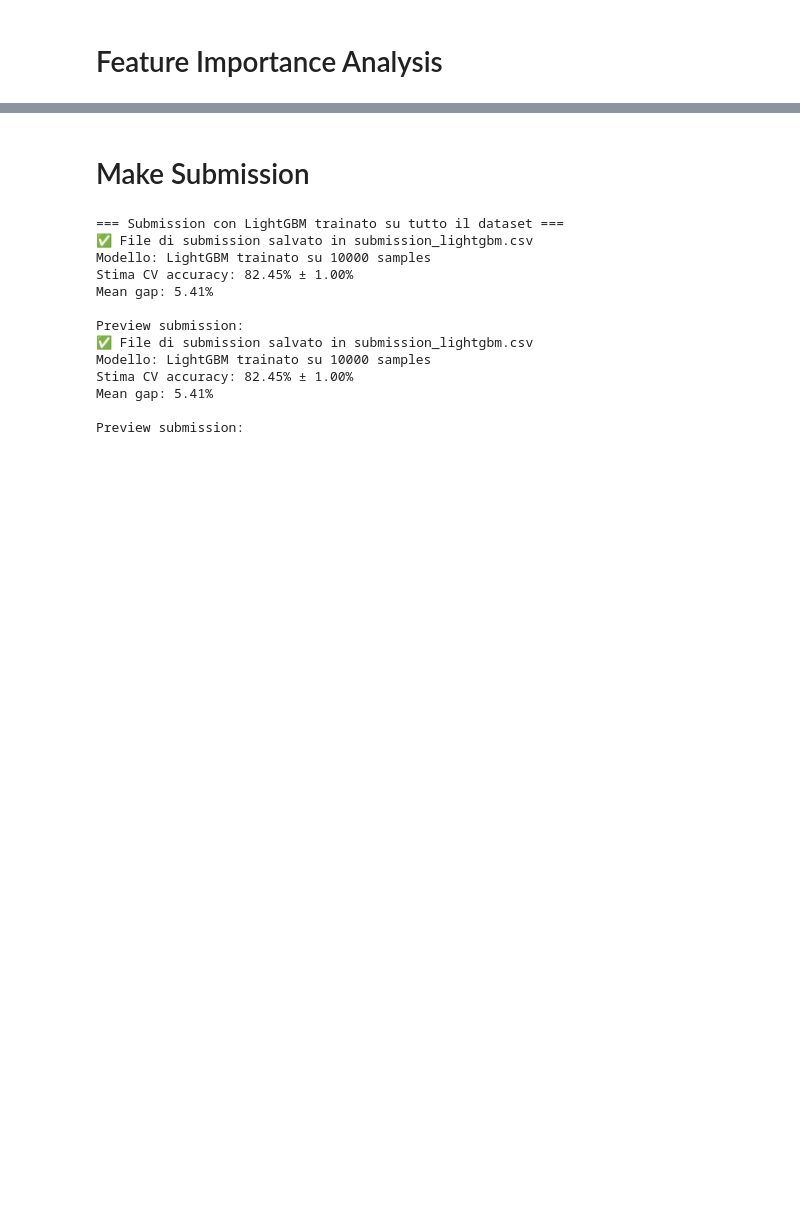
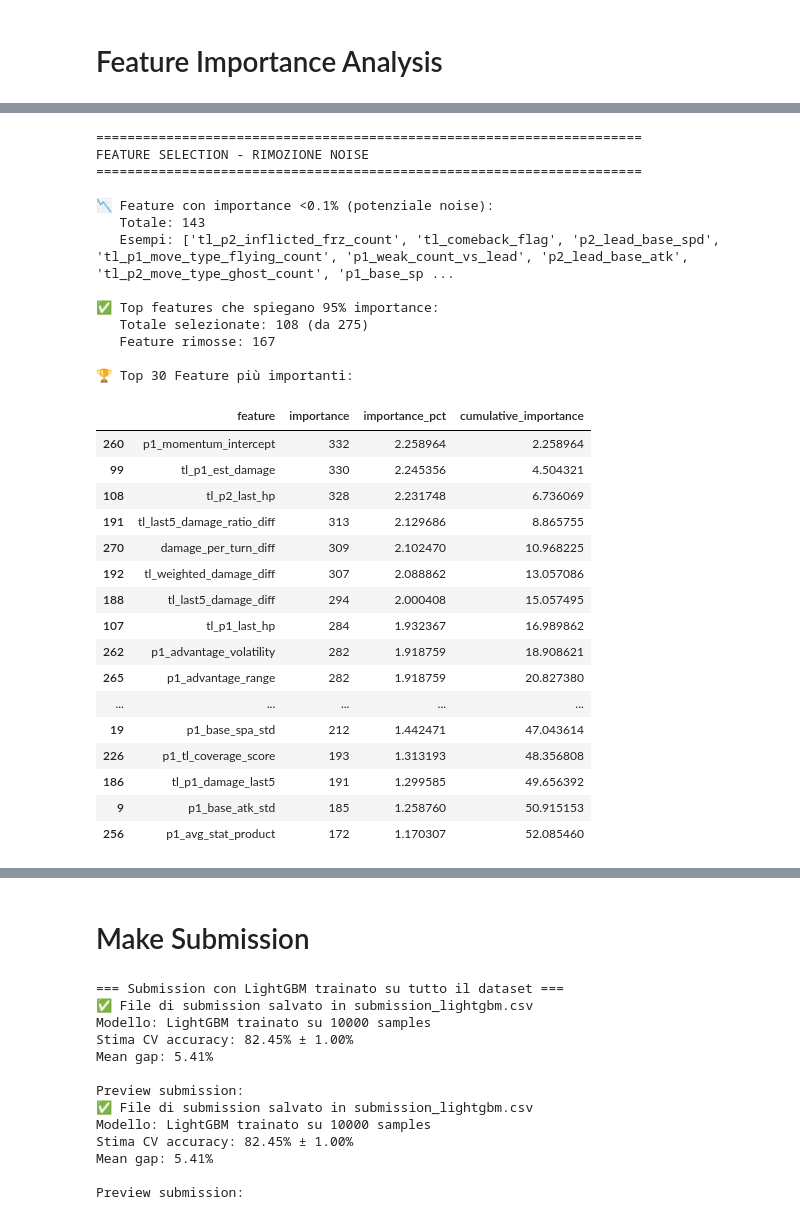
Before and after one commit to mikusander/Team-Eeveelution, a Jupyter notebook: pokemon_lightgbm_cv.ipynb, the cells around one changed output, grey strips where cells are left out. Saved outputs shown, nothing was run; the diff lists cells and outputs as text; code cells hidden in the pictures; blank space fills up the shorter version.

```diff
--- a/pokemon_lightgbm_cv.ipynb
+++ b/pokemon_lightgbm_cv.ipynb
@@ -474,7 +745,7 @@ string_cols = train_df.select_dtypes(include=['object']).columns.tolist()
 exclude_cols.extend(string_cols)
 
 ALL_NUMERIC_FEATURES = [c for c in train_df.columns if c not in exclude_cols]
-FEATURES = ALL_NUMERIC_FEATURES
+FEATURES = FEATURES_FINAL
 
 print(f'Num FEATURES numeriche: {len(FEATURES)}')
 
@@ -757,7 +1028,7 @@ for train_idx, val_idx in skf.split(X, y):
     clf.fit(
         X_tr, y_tr,
         eval_set=[(X_val, y_val)],
-        callbacks=[lgb.early_stopping(stopping_rounds=50, verbose=False)]
+        callbacks=[lgb.early_stopping(stopping_rounds=30, verbose=False)]
     )
 
     # Validation predictions
@@ -868,0 +1484,75 @@ except Exception as e:
+# %%
+# Aggiungi DOPO la cella Feature Importance Analysis
+
+print("="*70)
+print("FEATURE SELECTION - RIMOZIONE NOISE")
+print("="*70)
+
+# 1. Calcola statistiche importance
+total_importance = importance_df['importance'].sum()
+importance_df['importance_pct'] = (importance_df['importance'] / total_importance) * 100
+importance_df['cumulative_importance'] = importance_df['importance_pct'].cumsum()
+
+# 2. Identifica feature "rumore" (bassa importance)
+LOW_IMPORTANCE_THRESHOLD = 0.1  # feature con <0.1% importance
+low_importance_features = importance_df[
+    importance_df['importance_pct'] < LOW_IMPORTANCE_THRESHOLD
+]['feature'].tolist()
+
+print(f"\n📉 Feature con importance <{LOW_IMPORTANCE_THRESHOLD}% (potenziale noise):")
+print(f"   Totale: {len(low_importance_features)}")
+print(f"   Esempi: {low_importance_features[:10]}")
+
+# 3. Seleziona top N feature che spiegano X% della variance
+CUMULATIVE_THRESHOLD = 95  # usa feature che spiegano 95% importance
+top_features = importance_df[
+    importance_df['cumulative_importance'] <= CUMULATIVE_THRESHOLD
+]['feature'].tolist()
+
+print(f"\n✅ Top features che spiegano {CUMULATIVE_THRESHOLD}% importance:")
+print(f"   Totale selezionate: {len(top_features)} (da {len(FEATURES)})")
+print(f"   Feature rimosse: {len(FEATURES) - len(top_features)}")
+
+# 4. Mostra top 30 feature
+print(f"\n🏆 Top 30 Feature più importanti:")
+display(importance_df.head(30)[['feature', 'importance', 'importance_pct', 'cumulative_importance']])
+
+# 5. Salva risultati
+importance_df.to_csv('feature_importance_analysis.csv', index=False)
+print(f"\n✅ Analisi completa salvata in 'feature_importance_analysis.csv'")
+
+# 6. OPZIONE: Filtra feature per prossima run
+FEATURES_FILTERED = top_features.copy()
+print(f"\n🎯 Variabile FEATURES_FILTERED creata con {len(FEATURES_FILTERED)} feature")
+print(f"   Per usarla, modifica la cella Preprocessing: FEATURES = FEATURES_FILTERED")
+# %% [output]
+======================================================================
+FEATURE SELECTION - RIMOZIONE NOISE
+======================================================================
+
+📉 Feature con importance <0.1% (potenziale noise):
+   Totale: 143
+   Esempi: ['tl_p2_inflicted_frz_count', 'tl_comeback_flag', 'p2_lead_base_spd', 'tl_p1_move_type_flying_count', 'p1_weak_count_vs_lead', 'p2_lead_base_atk', 'tl_p2_move_type_ghost_count', 'p1_base_sp ...
+
+✅ Top features che spiegano 95% importance:
+   Totale selezionate: 108 (da 275)
+   Feature rimosse: 167
+
+🏆 Top 30 Feature più importanti:
+|  | feature | importance | importance_pct | cumulative_importance |
+| 260 | p1_momentum_intercept | 332 | 2.258964 | 2.258964 |
+| 99 | tl_p1_est_damage | 330 | 2.245356 | 4.504321 |
+| 108 | tl_p2_last_hp | 328 | 2.231748 | 6.736069 |
+| 191 | tl_last5_damage_ratio_diff | 313 | 2.129686 | 8.865755 |
+| 270 | damage_per_turn_diff | 309 | 2.102470 | 10.968225 |
+| 192 | tl_weighted_damage_diff | 307 | 2.088862 | 13.057086 |
+| 188 | tl_last5_damage_diff | 294 | 2.000408 | 15.057495 |
+| 107 | tl_p1_last_hp | 284 | 1.932367 | 16.989862 |
+| 262 | p1_advantage_volatility | 282 | 1.918759 | 18.908621 |
+| 265 | p1_advantage_range | 282 | 1.918759 | 20.827380 |
+| ... | ... | ... | ... | ... |
+| 19 | p1_base_spa_std | 212 | 1.442471 | 47.043614 |
+| 226 | p1_tl_coverage_score | 193 | 1.313193 | 48.356808 |
+| 186 | tl_p1_damage_last5 | 191 | 1.299585 | 49.656392 |
+| 9 | p1_base_atk_std | 185 | 1.258760 | 50.915153 |
+| 256 | p1_avg_stat_product | 172 | 1.170307 | 52.085460 |
```
Also changed, not shown: parts of 10 cells of this notebook, 2 other files.
